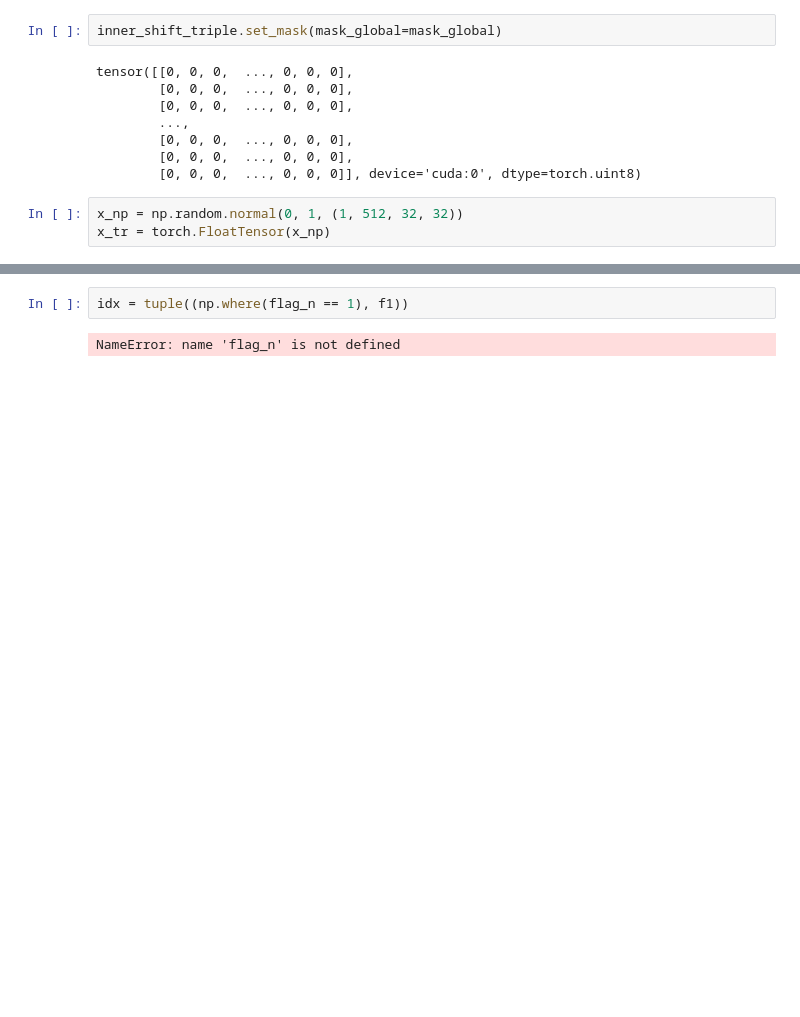
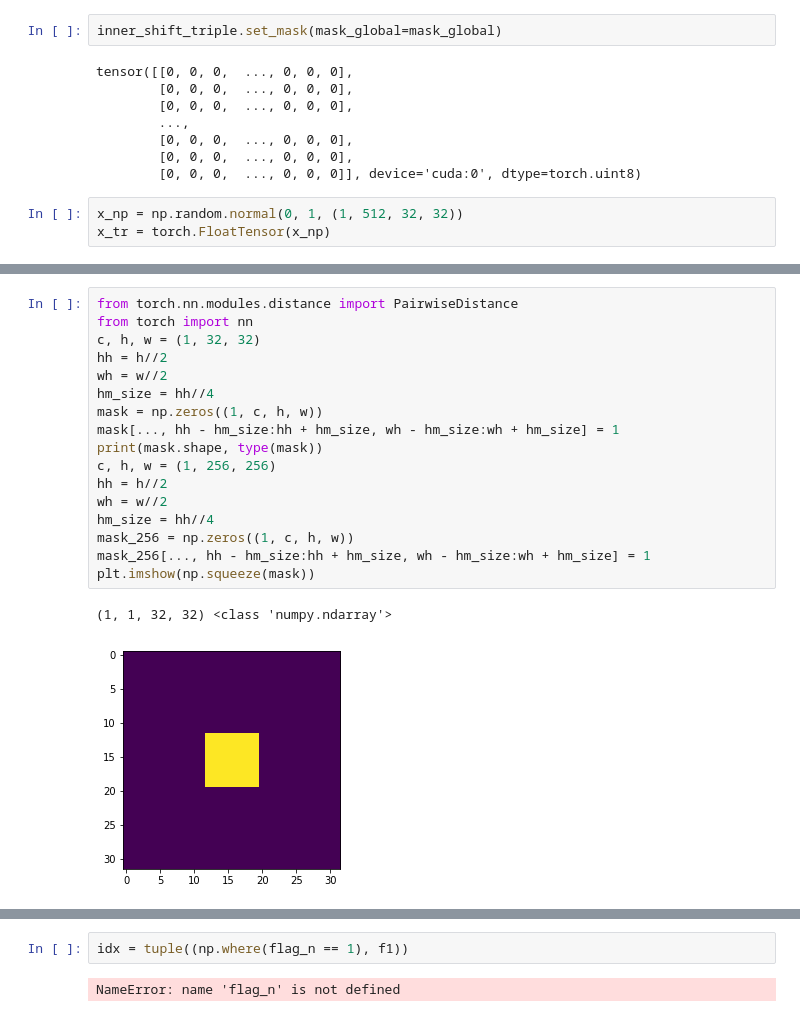
Before and after one commit to ionvision/Shift-Net_pytorch, a Jupyter notebook: notebooks/OptimizingShift.ipynb, the cells around one changed output, grey strips where cells are left out. Cells and saved outputs as stored; diff of their text form; blank space fills up the shorter version.

```diff
--- a/notebooks/OptimizingShift.ipynb
+++ b/notebooks/OptimizingShift.ipynb
@@ -114,0 +138,20 @@ Wall time: 13.9 ms
+# %%
+from torch.nn.modules.distance import PairwiseDistance
+from torch import nn
+c, h, w = (1, 32, 32)
+hh = h//2
+wh = w//2
+hm_size = hh//4
+mask = np.zeros((1, c, h, w))
+mask[..., hh - hm_size:hh + hm_size, wh - hm_size:wh + hm_size] = 1
+print(mask.shape, type(mask))
+c, h, w = (1, 256, 256)
+hh = h//2
+wh = w//2
+hm_size = hh//4
+mask_256 = np.zeros((1, c, h, w))
+mask_256[..., hh - hm_size:hh + hm_size, wh - hm_size:wh + hm_size] = 1
+plt.imshow(np.squeeze(mask))
+# %% [output]
+(1, 1, 32, 32) <class 'numpy.ndarray'>
+[figure, added]
```
Also changed, not shown: parts of 16 cells of this notebook, 8 other files.
